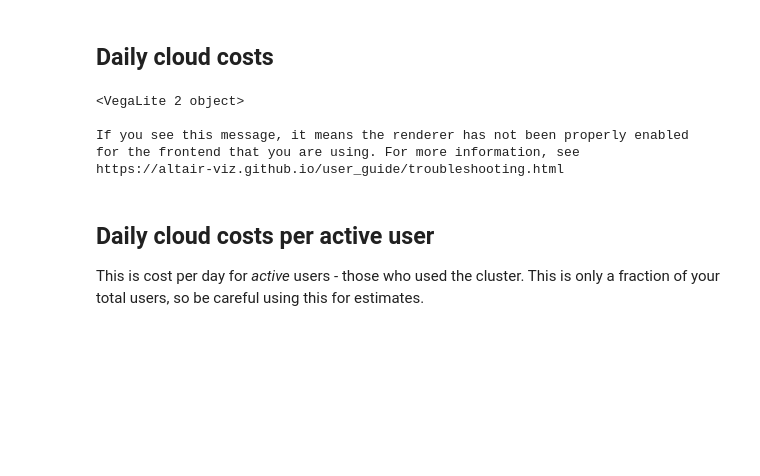
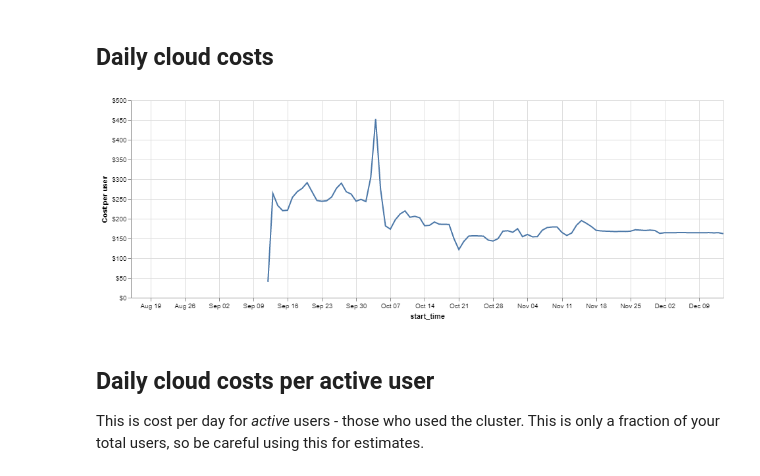
Before and after one commit to berkeley-dsep-infra/datahub-usage-analysis, a Jupyter notebook: notebooks/03-visualize-cost-and-usage.ipynb, the cells around one changed output. Drawn from its saved outputs; the diff is of its cells as text; code cells hidden in the pictures; blank space fills up the shorter version.

Commit message:
fixing formatting

```diff
--- a/notebooks/03-visualize-cost-and-usage.ipynb
+++ b/notebooks/03-visualize-cost-and-usage.ipynb
@@ -81,14 +72,10 @@ https://altair-viz.github.io/user_guide/troubleshooting.html
 # %%
 alt.Chart(cost, width=900).mark_line().encode(
     x='start_time',
-    y='cost'
+    y=alt.Y('cost', axis=alt.Axis(format="$.0f", title="Cost per user"))
 )
 # %% [output]
-<VegaLite 2 object>
-
-If you see this message, it means the renderer has not been properly enabled
-for the frontend that you are using. For more information, see
-https://altair-viz.github.io/user_guide/troubleshooting.html
+[figure, added]
 # %% [markdown]
 ## Daily cloud costs per **active** user
 
```
Also changed, not shown: parts of 3 cells of this notebook.
